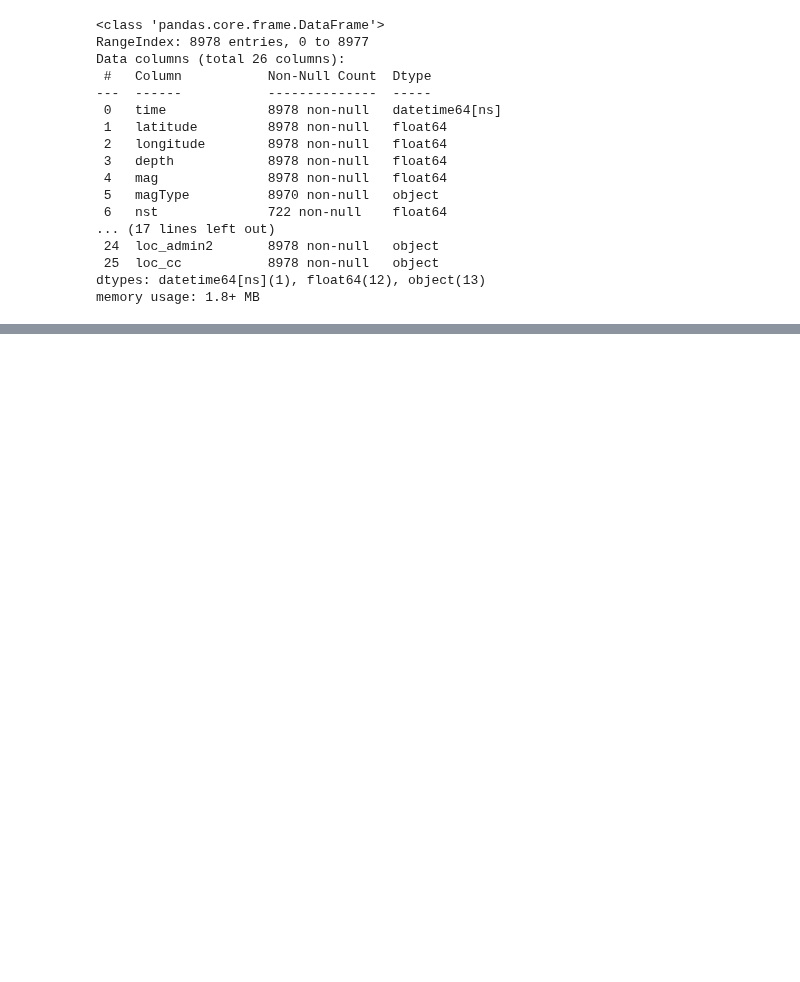
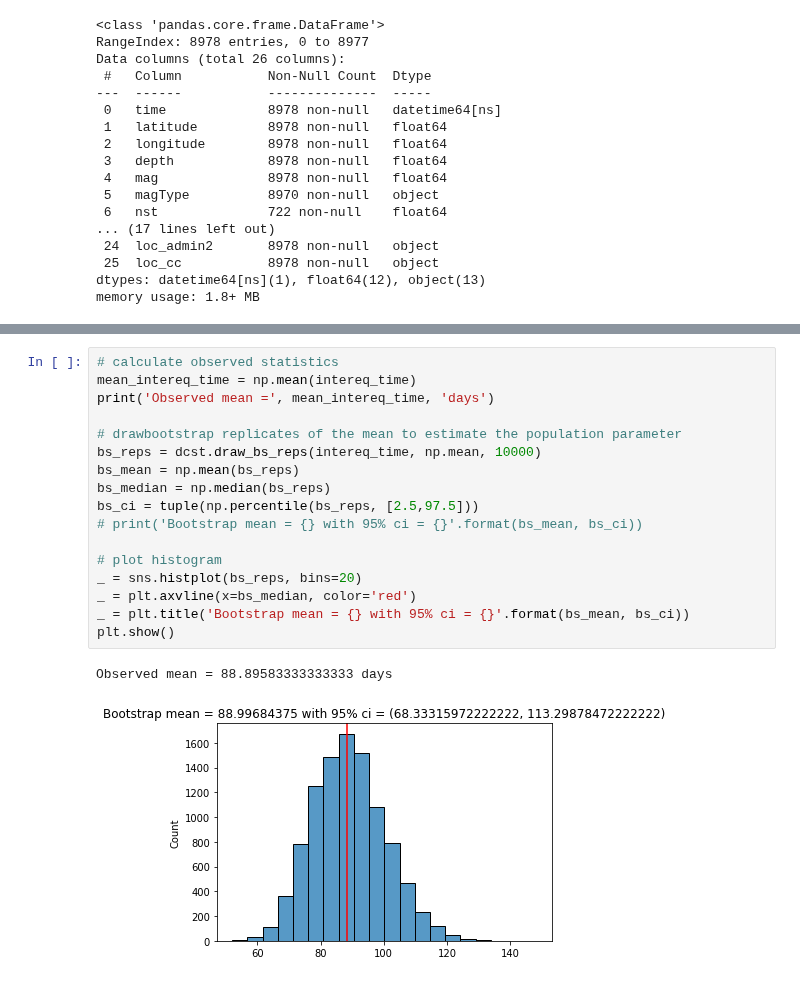
Before and after one commit to tawiwut-cha/datacamp_projects, a Jupyter notebook: earthquakes/oklahoma_tc.ipynb, the cells around one changed output, grey strips where cells are left out. Saved outputs shown, nothing was run; the diff lists cells and outputs as text; blank space fills up the shorter version.

```diff
--- a/earthquakes/oklahoma_tc.ipynb
+++ b/earthquakes/oklahoma_tc.ipynb
@@ -48,0 +98,20 @@ _ = sns.lineplot(data=annual_eq)
+# %%
+# calculate observed statistics
+mean_intereq_time = np.mean(intereq_time)
+print('Observed mean =', mean_intereq_time, 'days')
+
+# drawbootstrap replicates of the mean to estimate the population parameter
+bs_reps = dcst.draw_bs_reps(intereq_time, np.mean, 10000)
+bs_mean = np.mean(bs_reps)
+bs_median = np.median(bs_reps)
+bs_ci = tuple(np.percentile(bs_reps, [2.5,97.5]))
+# print('Bootstrap mean = {} with 95% ci = {}'.format(bs_mean, bs_ci))
+
+# plot histogram
+_ = sns.histplot(bs_reps, bins=20)
+_ = plt.axvline(x=bs_median, color='red')
+_ = plt.title('Bootstrap mean = {} with 95% ci = {}'.format(bs_mean, bs_ci))
+plt.show()
+# %% [output]
+Observed mean = 88.89583333333333 days
+[figure, added]
```
Also changed, not shown: parts of 9 cells of this notebook, 1 other file.
